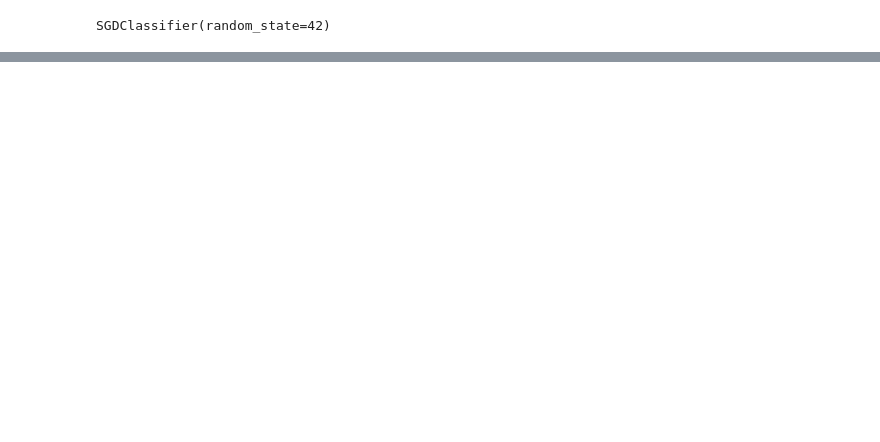
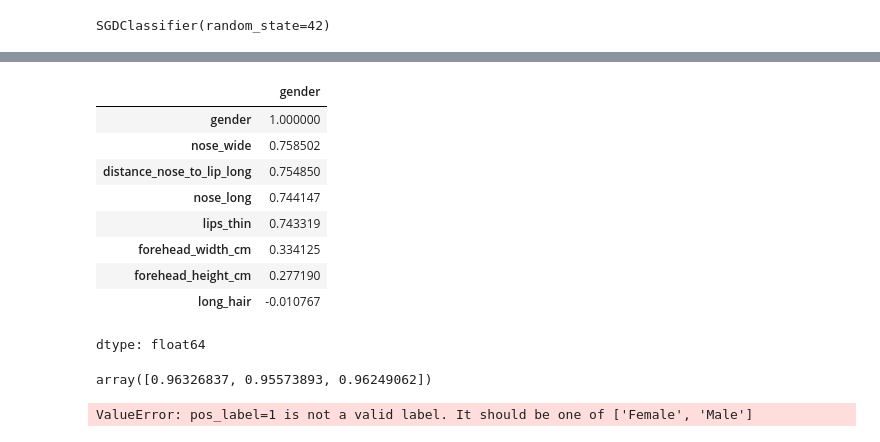
Before and after one commit to mt508/machine-learning-, a Jupyter notebook: gender_classification.ipynb, the cells around one changed output, grey strips where cells are left out. Cells and saved outputs as stored; diff of their text form; code cells hidden in the pictures; blank space fills up the shorter version.

```diff
--- a/gender_classification.ipynb
+++ b/gender_classification.ipynb
@@ -26,0 +55,22 @@ SGDClassifier(random_state=42)
+# %%
+df_corr=gender_data.copy()
+
+df_corr['gender'] = df_corr['gender'].map({'Male': 1, 'Female': 0})
+
+corr = df_corr.corr(numeric_only=True)
+corr['gender'].sort_values(ascending=False)
+# %% [output]
+|  | gender |
+| gender | 1.000000 |
+| nose_wide | 0.758502 |
+| distance_nose_to_lip_long | 0.754850 |
+| nose_long | 0.744147 |
+| lips_thin | 0.743319 |
+| forehead_width_cm | 0.334125 |
+| forehead_height_cm | 0.277190 |
+| long_hair | -0.010767 |
+dtype: float64
+# %%
+cross_val_score(sgd_clf,train_set,train_target,cv=3,scoring="accuracy")
+# %% [output]
+array([0.96326837, 0.95573893, 0.96249062])
@@ -26,0 +79,4 @@ SGDClassifier(random_state=42)
+# %%
+precision_score(train_target,y_pred)
+# %% [output]
+ValueError: pos_label=1 is not a valid label. It should be one of ['Female', 'Male']
```
Also changed, not shown: parts of 7 cells of this notebook.
